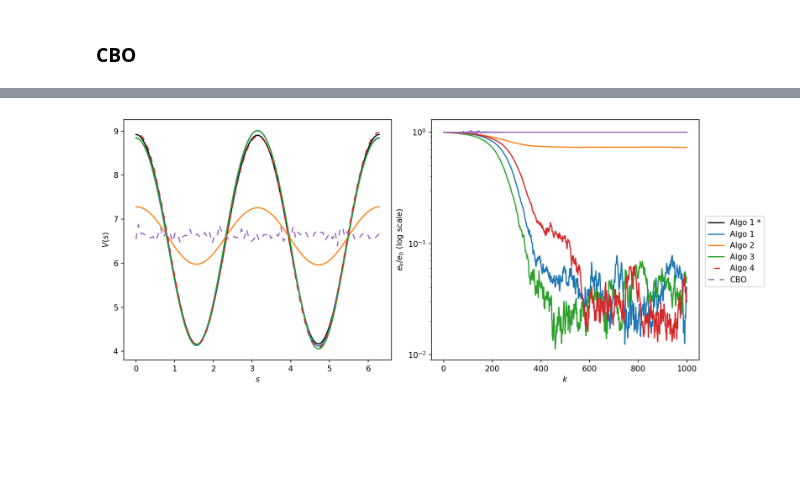
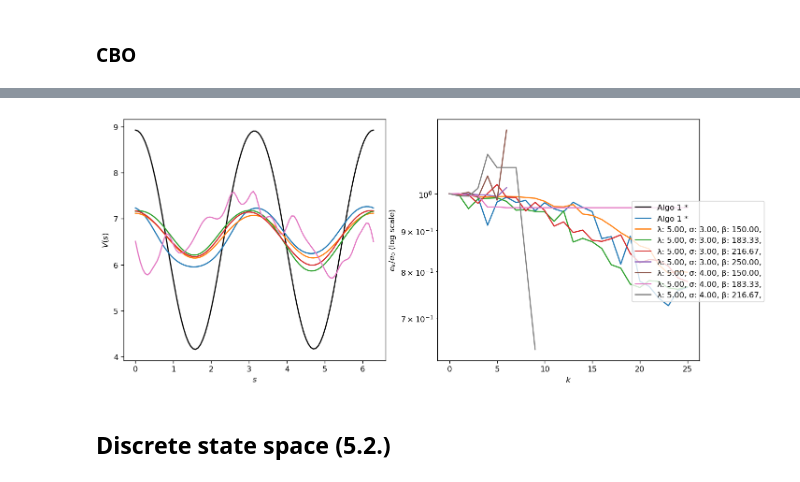
Before and after one commit to franinsu/CBO_RL, a Jupyter notebook: CBO_RL.ipynb, the cells around one changed output, grey strips where cells are left out. Cells and saved outputs as stored; diff of their text form; code cells hidden in the pictures; blank space fills up the shorter version.

```diff
--- a/CBO_RL.ipynb
+++ b/CBO_RL.ipynb
@@ -283,7 +305,7 @@ y_ls -= torch.mean(y_ls-y_star_ls.view(1,-1),axis=1).view(-1,1)
 e_ls = [e_1,e_2,e_3,e_4]
 colors = ["tab:blue", "tab:orange","tab:green","tab:red"]
 labels = ["Algo 1", "Algo 2", "Algo 3", "Algo 4"]
-line_styles = ['solid','solid','solid',(5,(5,5)),(0,(5,5))]
+line_styles = ['solid','solid',(5,(5,5)),(0,(5,5))]
 axs[0].plot(x_ls.detach().numpy(),y_star_ls.detach().numpy(),label="Algo 1 *",color="black")
 for j in range(0,len(y_ls)):
     axs[0].plot(x_ls.detach().numpy(),y_ls[j].detach().numpy(),label=labels[j],color=colors[j], ls=line_styles[j])
@@ -368,0 +502,14 @@ V_CBO, e_CBO = algorithm_CBO(V_CBO, V_s, S, M, m, epochs, 0.9,2.,4.,0.1,1., V_ne
+# %%
+λ_ls = np.linspace(0, 9, 50)
+σ_0_ls = np.linspace(0, 4, 40)
+def μ_f(β,λ,σ_0):
+    M_0 = torch.exp(-β*L).mean()
+    return 2*λ - σ_0**2 - 2*σ_0**2*np.exp(-β*L_m)/M_0.detach().numpy()
+λ,σ_0 = np.meshgrid(λ_ls, σ_0_ls)
+β = 200.
+μ = μ_f(β,λ, σ_0)
+plt.contourf(λ, σ_0,μ, cmap='RdBu', norm=colors.DivergingNorm(vcenter=0))
+plt.title(r"$\mu$, for $\beta$="+f"{β}")
+plt.xlabel(r"$λ$")
+plt.ylabel(r"$\sigma_0$")
+plt.colorbar()
@@ -369,25 +519,41 @@ V_CBO, e_CBO = algorithm_CBO(V_CBO, V_s, S, M, m, epochs, 0.9,2.,4.,0.1,1., V_ne
+# %%
+M = int(1e4)
+m = int(S.size()[0]/M)
+epochs = 25
+V_ls = []
+e_ls = []
+labels = []
+for λ in tqdm(torch.linspace(5.,6., 1),leave=False, desc="λ"):
+    for σ_0 in tqdm(torch.linspace(3.,4., 2),leave=False, desc="σ_0"):
+        for β in tqdm(torch.linspace(150.,250., 4), leave=False, desc="β"):
+            V_s = [Net() for _ in range(int(1e4))]
+            V_CBO, e_CBO = algorithm_CBO(Net(), V_s, S, M, m, epochs, 0.9,λ,σ_0,0.1,β, V_net_comp=V_star, n_comp=100)
+            V_ls.append(V_CBO)
+            e_ls.append(e_CBO)
+            labels.append(f"λ: {λ:0.2f}, σ: {σ_0:0.2f}, β: {β:0.2f},")
 # %%
 fig, axs = plt.subplots(figsize=(12,5),ncols=2)
 x_ls = torch.linspace(0,2*np.pi,100)
 y_star_ls = V_star(x_ls.view(-1,1)).view(-1)
-y_ls = torch.cat([V(x_ls.view(-1,1)).view(1,-1) for V in [V_1,V_2,V_3,V_4, V_CBO]])
+y_ls = torch.cat([V(x_ls.view(-1,1)).view(1,-1) for V in V_ls])
 y_ls -= torch.mean(y_ls-y_star_ls.view(1,-1),axis=1).view(-1,1)
-e_ls = [e_1,e_2,e_3,e_4,e_CBO]
-colors = ["tab:blue", "tab:orange","tab:green","tab:red","tab:purple"]
-labels = ["Algo 1", "Algo 2", "Algo 3", "Algo 4", "CBO"]
-line_styles = ['solid','solid','solid',(5,(5,5)),(0,(5,5)),(0,(5,5))]
+# colors = ["tab:blue", "tab:orange","tab:green","tab:red","tab:purple"]
+# labels = ["Algo 1", "Algo 2", "Algo 3", "Algo 4", "CBO"]
+# line_styles = ['solid','solid',(5,(5,5)),(0,(5,5)),'solid']
 axs[0].plot(x_ls.detach().numpy(),y_star_ls.detach().numpy(),label="Algo 1 *",color="black")
 for j in range(0,len(y_ls)):
-    axs[0].plot(x_ls.detach().numpy(),y_ls[j].detach().numpy(),label=labels[j],color=colors[j], ls=line_styles[j])
-    axs[1].plot(e_ls[j]/e_ls[j][0], label=labels[j],color=colors[j])
+    axs[0].plot(x_ls.detach().numpy(),y_ls[j].detach().numpy(),label=labels[j])
+    axs[1].plot(e_ls[j]/e_ls[j][0], label=labels[j])
 axs[0].set_ylabel(r"$V(s)$")
 axs[0].set_xlabel(r"$s$")
 axs[1].set_yscale("log")
 axs[1].set_ylabel(r"$e_k/e_0$ (log scale)")
 axs[1].set_xlabel(r"$k$")
 handles, labels = axs[0].get_legend_handles_labels()
 fig.legend(handles, labels, loc='center right')
 plt.tight_layout()
 plt.subplots_adjust(right=0.9)
 # %% [output]
-[figure, old version]
+[figure, new version]
+# %% [markdown]
+## Discrete state space (5.2.)
```
Also changed, not shown: parts of 15 cells of this notebook, 8 other files.
